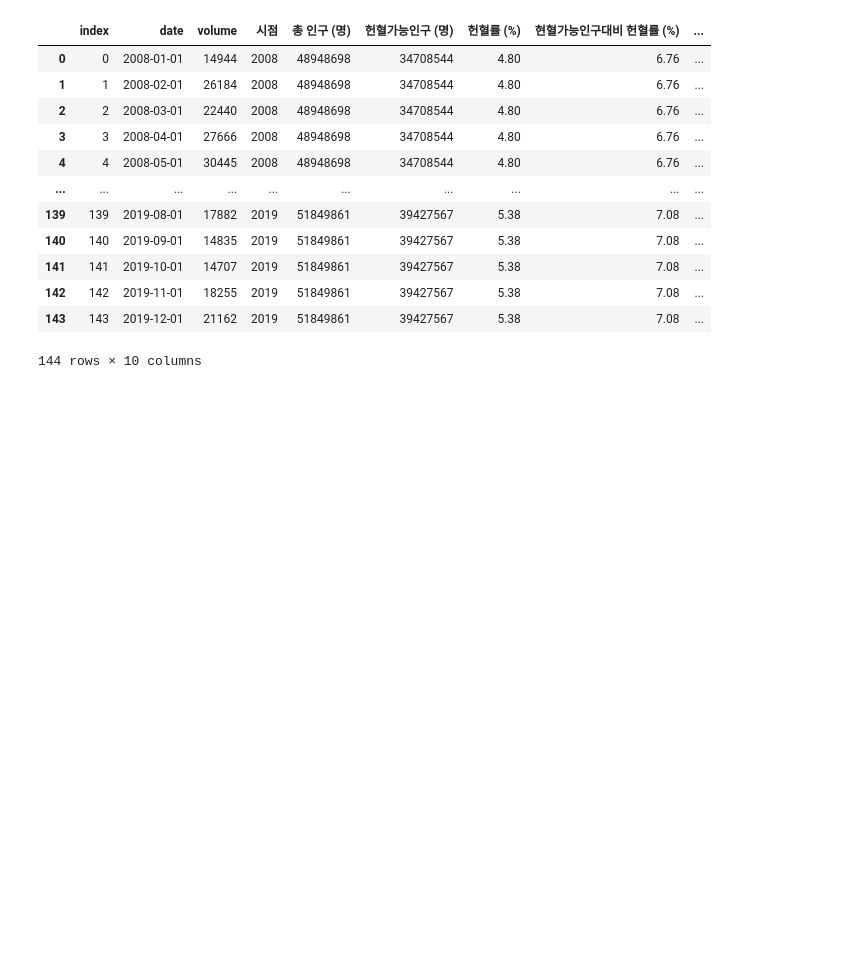
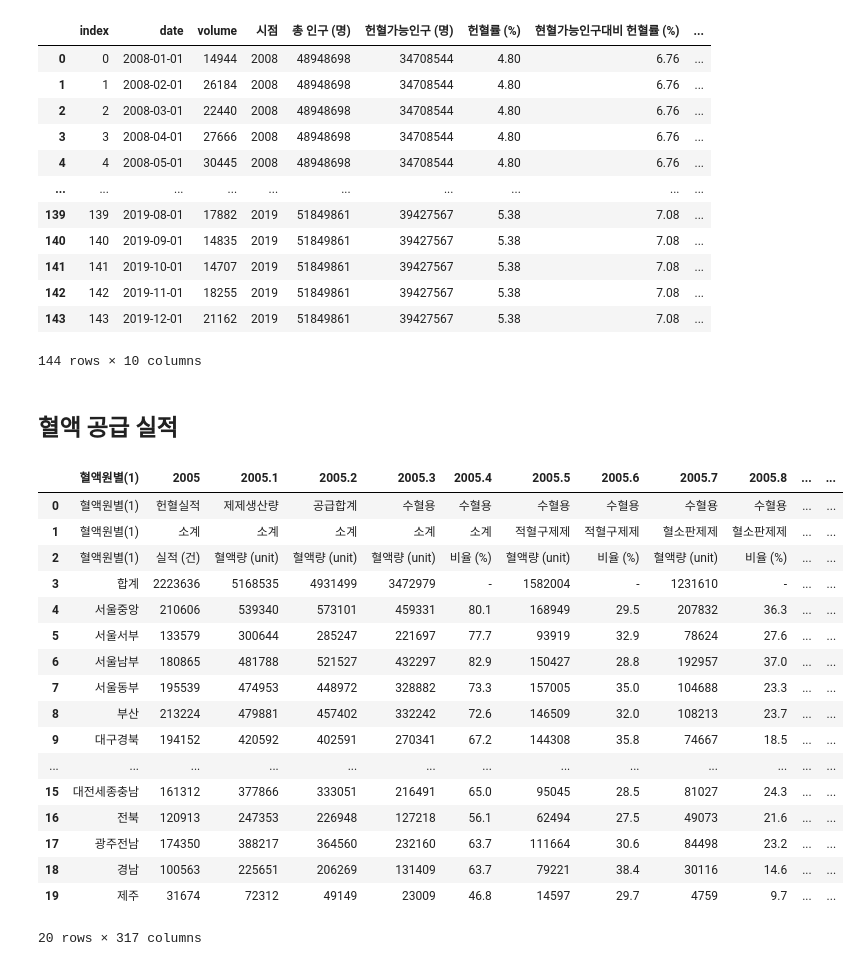
Before and after one commit to dch9610/BAB_Project, a Jupyter notebook: 모델링용 데이터 만들기.ipynb, the cells around one changed output. Saved outputs shown, nothing was run; the diff lists cells and outputs as text; code cells hidden in the pictures; blank space fills up the shorter version.

```diff
--- a/모델링용 데이터 만들기.ipynb
+++ b/모델링용 데이터 만들기.ipynb
@@ -539,3 +538,28 @@ df3
 # %%
 # 모델링 데이터 저장
 df3.to_csv('모델용 데이터/모델링 데이터(3).csv', encoding='CP949')
+# %% [markdown]
+## 혈액 공급 실적
+# %%
+# 공급량을 가져오기위해 데이터 가져오기
+blood_sup = pd.read_csv('blood data/혈액공급실적_2005_2019.csv', encoding='CP949')
+blood_sup
+# %% [output]
+|  | 혈액원별(1) | 2005 | 2005.1 | 2005.2 | 2005.3 | 2005.4 | 2005.5 | 2005.6 | 2005.7 | 2005.8 | ... | ... |
+| 0 | 혈액원별(1) | 헌혈실적 | 제제생산량 | 공급합계 | 수혈용 | 수혈용 | 수혈용 | 수혈용 | 수혈용 | 수혈용 | ... | ... |
+| 1 | 혈액원별(1) | 소계 | 소계 | 소계 | 소계 | 소계 | 적혈구제제 | 적혈구제제 | 혈소판제제 | 혈소판제제 | ... | ... |
+| 2 | 혈액원별(1) | 실적 (건) | 혈액량 (unit) | 혈액량 (unit) | 혈액량 (unit) | 비율 (%) | 혈액량 (unit) | 비율 (%) | 혈액량 (unit) | 비율 (%) | ... | ... |
+| 3 | 합계 | 2223636 | 5168535 | 4931499 | 3472979 | - | 1582004 | - | 1231610 | - | ... | ... |
+| 4 | 서울중앙 | 210606 | 539340 | 573101 | 459331 | 80.1 | 168949 | 29.5 | 207832 | 36.3 | ... | ... |
+| 5 | 서울서부 | 133579 | 300644 | 285247 | 221697 | 77.7 | 93919 | 32.9 | 78624 | 27.6 | ... | ... |
+| 6 | 서울남부 | 180865 | 481788 | 521527 | 432297 | 82.9 | 150427 | 28.8 | 192957 | 37.0 | ... | ... |
+| 7 | 서울동부 | 195539 | 474953 | 448972 | 328882 | 73.3 | 157005 | 35.0 | 104688 | 23.3 | ... | ... |
+| 8 | 부산 | 213224 | 479881 | 457402 | 332242 | 72.6 | 146509 | 32.0 | 108213 | 23.7 | ... | ... |
+| 9 | 대구경북 | 194152 | 420592 | 402591 | 270341 | 67.2 | 144308 | 35.8 | 74667 | 18.5 | ... | ... |
+| ... | ... | ... | ... | ... | ... | ... | ... | ... | ... | ... | ... | ... |
+| 15 | 대전세종충남 | 161312 | 377866 | 333051 | 216491 | 65.0 | 95045 | 28.5 | 81027 | 24.3 | ... | ... |
+| 16 | 전북 | 120913 | 247353 | 226948 | 127218 | 56.1 | 62494 | 27.5 | 49073 | 21.6 | ... | ... |
+| 17 | 광주전남 | 174350 | 388217 | 364560 | 232160 | 63.7 | 111664 | 30.6 | 84498 | 23.2 | ... | ... |
+| 18 | 경남 | 100563 | 225651 | 206269 | 131409 | 63.7 | 79221 | 38.4 | 30116 | 14.6 | ... | ... |
+| 19 | 제주 | 31674 | 72312 | 49149 | 23009 | 46.8 | 14597 | 29.7 | 4759 | 9.7 | ... | ... |
+20 rows × 317 columns
```
Also changed, not shown: parts of 12 cells of this notebook.
